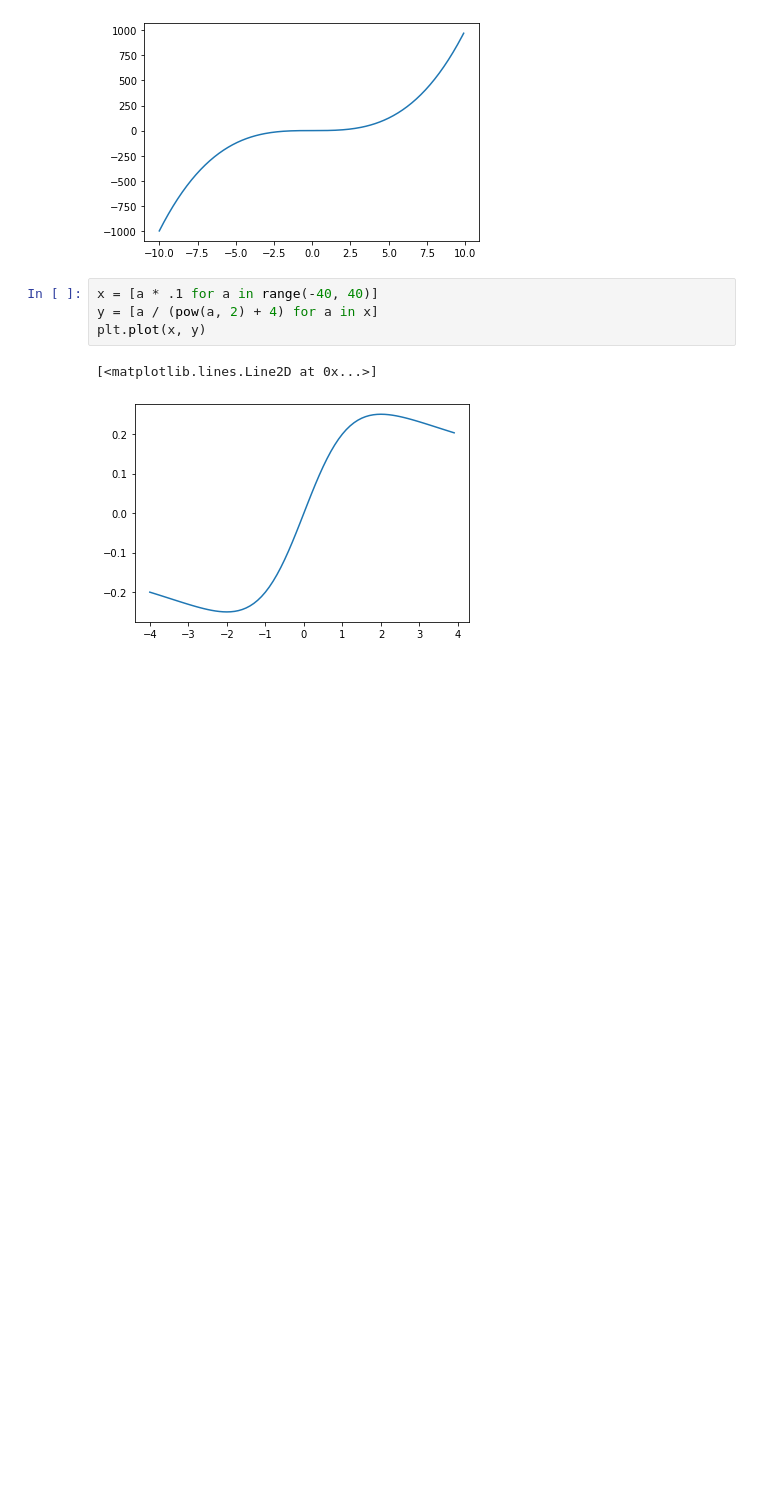
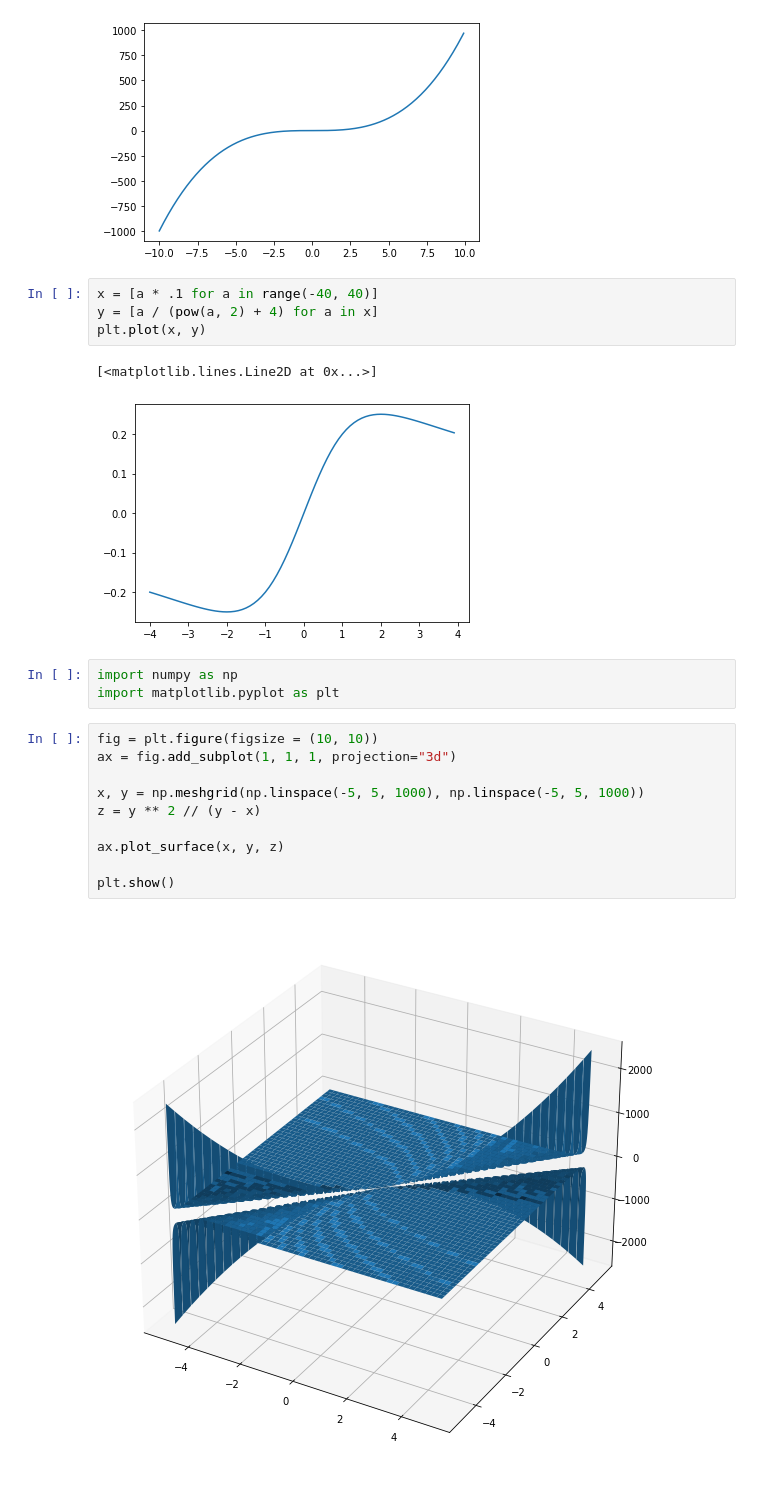
Before and after one commit to solnotka/Netology_math, a Jupyter notebook: Untitled Folder/mathprofi графики.ipynb, the cells around one changed output. Saved outputs shown, nothing was run; the diff lists cells and outputs as text; blank space fills up the shorter version.

```diff
--- a/Untitled Folder/mathprofi графики.ipynb
+++ b/Untitled Folder/mathprofi графики.ipynb
@@ -104,3 +104,18 @@ plt.plot(x, y)
 # %% [output]
 [<matplotlib.lines.Line2D at 0x...>]
 [figure]
+# %%
+import numpy as np
+import matplotlib.pyplot as plt
+# %%
+fig = plt.figure(figsize = (10, 10))
+ax = fig.add_subplot(1, 1, 1, projection="3d")
+
+x, y = np.meshgrid(np.linspace(-5, 5, 1000), np.linspace(-5, 5, 1000))
+z = y ** 2 // (y - x)
+
+ax.plot_surface(x, y, z)
+
+plt.show()
+# %% [output]
+[figure, added]
```
Also changed, not shown: parts of 1 cell of this notebook, 3 other files.
